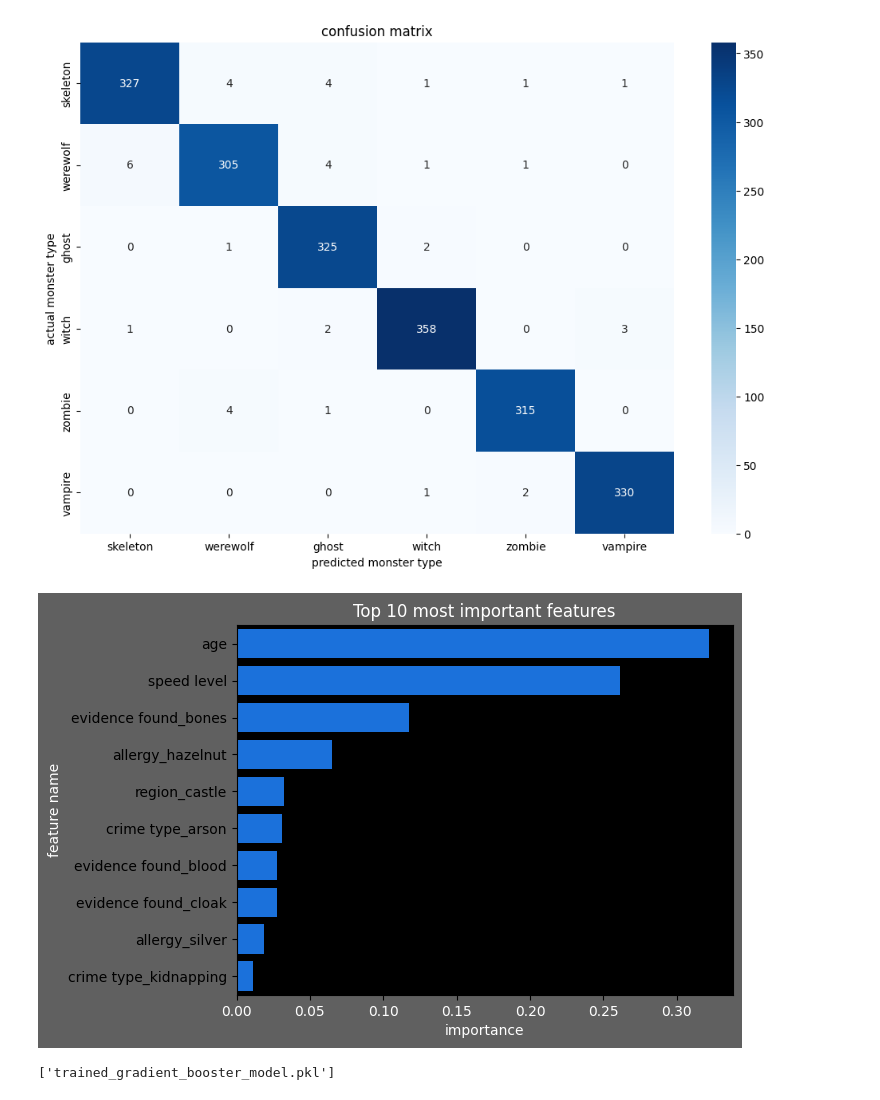
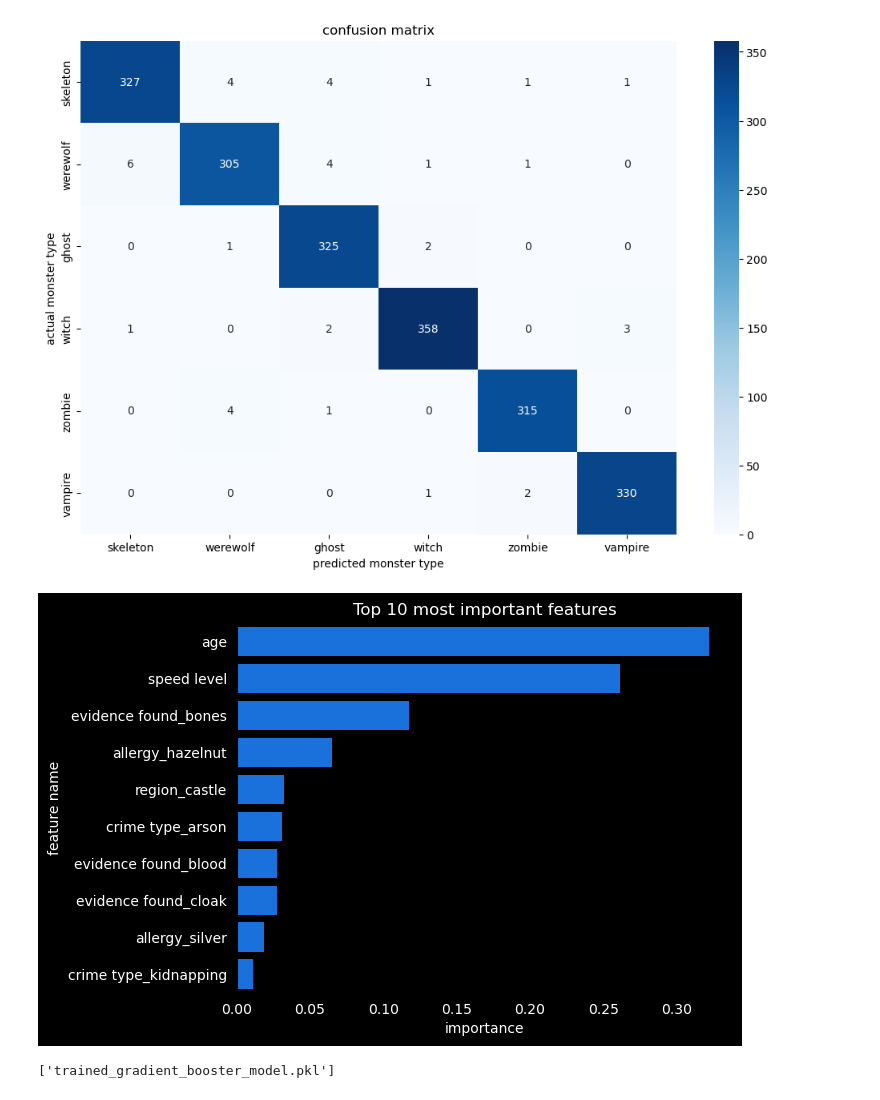
Before and after one commit to stangdio/Data-Boot-Camp, a Jupyter notebook: Avanced Track/training_models.ipynb, the cells around one changed output. Cells and saved outputs as stored; diff of their text form; code cells hidden in the pictures.

```diff
--- a/Avanced Track/training_models.ipynb
+++ b/Avanced Track/training_models.ipynb
@@ -239,25 +251,26 @@ plt.show()
 # %%
 # plot for gradient booster model
 importances = gradient_booster_model.named_steps['classifier'].feature_importances_
 df_importances = pd.DataFrame(importances)
 df_importances['features'] = all_features
 df_importances.rename(columns={0 : 'importance'}, inplace=True)
 df_importances.sort_values(by='importance', inplace=True, ascending=False)
 df_importances.head(10).plot(x= 'features', kind='barh').invert_yaxis()
 
 # formatting
 plt.gca().set_facecolor("#000000")
-plt.gcf().set_facecolor('#606060')
+plt.gcf().set_facecolor('#000000')
 
 bars = plt.barh(y= df_importances['features'], width= df_importances['importance'], color="#1b71db")
 plt.xlabel("importance", color="white")
 plt.ylabel("feature name", color="white")
 plt.xticks(rotation=0, color="white")
+plt.yticks(color='white')
 plt.title("Top 10 most important features", color="white")
 plt.legend().set_visible(False)
 plt.show()
 # %% [output]
-[figure, old version]
+[figure, new version]
 # %%
 # saving both models
 
```
Also changed, not shown: parts of 3 cells of this notebook.
